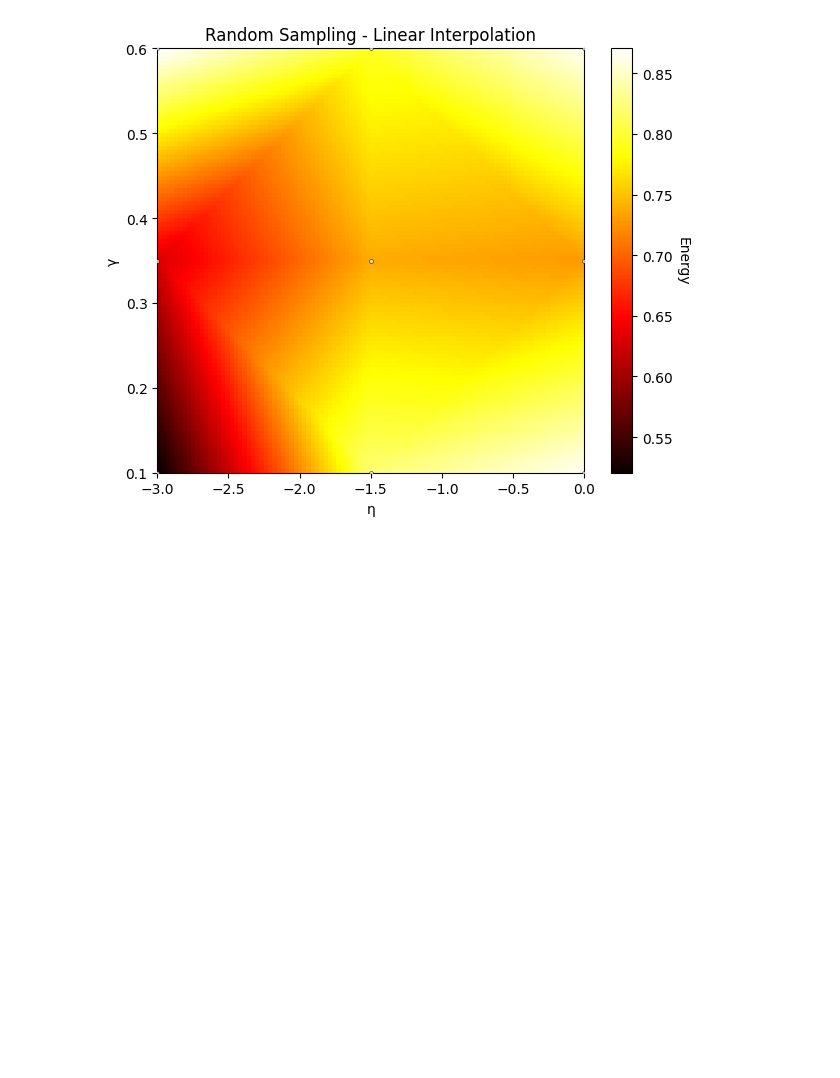
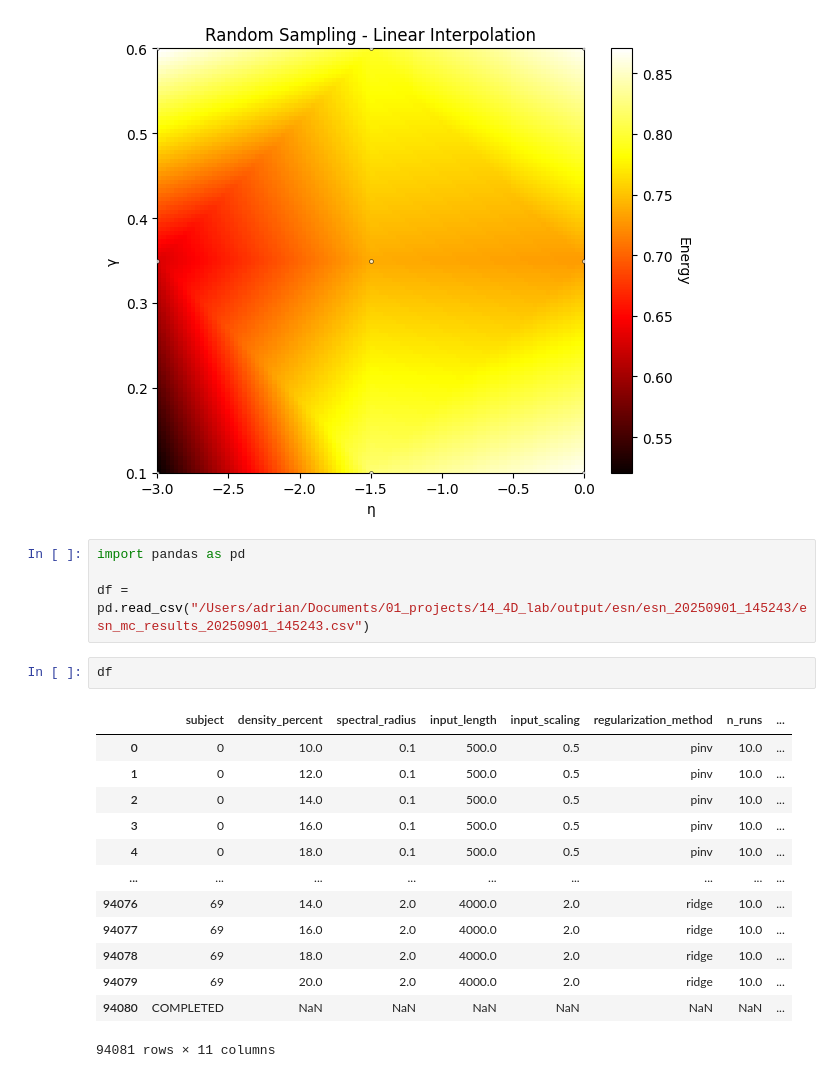
Before and after one commit to ad045/simba, a Jupyter notebook: notebooks/06_plotting_energy_grids_voronoi.ipynb, the cells around one changed output. Saved outputs shown, nothing was run; the diff lists cells and outputs as text; blank space fills up the shorter version.

```diff
--- a/notebooks/06_plotting_energy_grids_voronoi.ipynb
+++ b/notebooks/06_plotting_energy_grids_voronoi.ipynb
@@ -59,3 +59,23 @@ fig = compare_visualizations(df, title_prefix="Random Sampling")
 [figure]
 [figure]
 [figure]
+# %%
+import pandas as pd
+
+df = pd.read_csv("/Users/adrian/Documents/01_projects/14_4D_lab/output/esn/esn_20250901_145243/esn_mc_results_20250901_145243.csv")
+# %%
+df
+# %% [output]
+|  | subject | density_percent | spectral_radius | input_length | input_scaling | regularization_method | n_runs | ... |
+| 0 | 0 | 10.0 | 0.1 | 500.0 | 0.5 | pinv | 10.0 | ... |
+| 1 | 0 | 12.0 | 0.1 | 500.0 | 0.5 | pinv | 10.0 | ... |
+| 2 | 0 | 14.0 | 0.1 | 500.0 | 0.5 | pinv | 10.0 | ... |
+| 3 | 0 | 16.0 | 0.1 | 500.0 | 0.5 | pinv | 10.0 | ... |
+| 4 | 0 | 18.0 | 0.1 | 500.0 | 0.5 | pinv | 10.0 | ... |
+| ... | ... | ... | ... | ... | ... | ... | ... | ... |
+| 94076 | 69 | 14.0 | 2.0 | 4000.0 | 2.0 | ridge | 10.0 | ... |
+| 94077 | 69 | 16.0 | 2.0 | 4000.0 | 2.0 | ridge | 10.0 | ... |
+| 94078 | 69 | 18.0 | 2.0 | 4000.0 | 2.0 | ridge | 10.0 | ... |
+| 94079 | 69 | 20.0 | 2.0 | 4000.0 | 2.0 | ridge | 10.0 | ... |
+| 94080 | COMPLETED | NaN | NaN | NaN | NaN | NaN | NaN | ... |
+94081 rows × 11 columns
```
Also changed, not shown: 58 other files.
